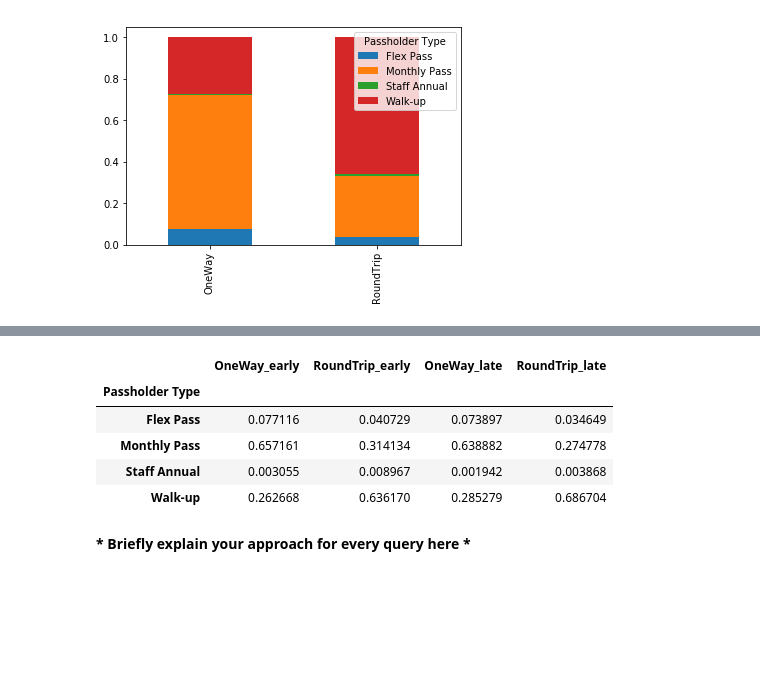
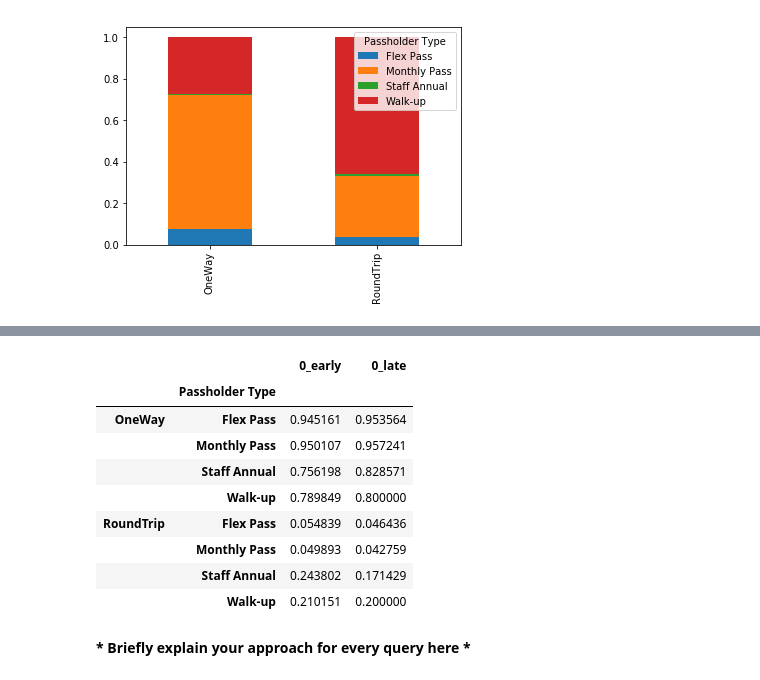
Before and after one commit to emmwel/ADAeda, a Jupyter notebook: David-code/Exercise 1.ipynb, the cells around one changed output, grey strips where cells are left out. Cells and saved outputs as stored; diff of their text form; code cells hidden in the pictures; blank space fills up the shorter version.

```diff
--- a/David-code/Exercise 1.ipynb
+++ b/David-code/Exercise 1.ipynb
@@ -444,9 +441,9 @@ trip_start.hist(bins = 24, range=(0, 24))
 # For each *trip route category*, calculate the proportion of trips by
 # *passholder type* and present your results in *a stacked bar chart with normalized height*.
 
-def prop_of_trips_passholder(df):
+def trips_and_placeholder_type(df):
     """Create a dataframe with Passholder Type as the Index, and the counts of Oneway and Roundtrip for
-    the columns. All columns are normalized
+    the columns.
     """
     # Pick out the one way data and the round trip data separately, saving the columns for the Passholder Type
     one_way = df[df['Trip Route Category'] == "One Way"].loc[:, 'Passholder Type']
@@ -456,12 +453,14 @@ def prop_of_trips_passholder(df):
     df2 = pd.DataFrame(dict(OneWay = one_way.value_counts(),  RoundTrip = round_trip.value_counts()))
     df2.index.name = 'Passholder Type'
 
-    # Normalize columns
-    df2.OneWay = df2.OneWay.div(df2.OneWay.sum())
-    df2.RoundTrip = df2.RoundTrip.div(df2.RoundTrip.sum())
     return df2
 
+# Calculate count for each round trip for each passholder type
 df2 = prop_of_trips_passholder(df)
+
+# Normalize columns
+df2.OneWay = df2.OneWay.div(df2.OneWay.sum())
+df2.RoundTrip = df2.RoundTrip.div(df2.RoundTrip.sum())
 
 # Transpose to plot it in the direction we want.
 df2.transpose().plot.bar(stacked=True);
@@ -491,40 +495,54 @@ df3.transpose().plot.bar();
 # the same number of bikes leaving the stations. For each of the two intervals
 # calculate the proportion of trips by passholder type and trip route category.
 # Present your results in a DataFrame which has a unique, non-composite index.
 # Does the proportion of trips depend on whether it is the first or second hour interval?
 # Would the company have any significant benefit by creating a more complex paying scheme
 # where monthly pass users would pay less in the first interval and (equally) more on the second one?
 # Assume that the number of trips per interval will not change if the scheme changes.
 
 # Find the hour of the division between the two intervals
 
 # print(trip_starting_hours.median())
 # gave 14, separating into hours <=14 and >14 gives approximately the same number of bikes leaving
 # (66477 for <=14 and 65950 for >14)
 interval1 = df[trip_starting_hours <=14]
 interval2 = df[trip_starting_hours > 14]
 
-interval1 = prop_of_trips_passholder(interval1)
-interval2 = prop_of_trips_passholder(interval2)
+# Calculate count for each round trip for each passholder type
+interval1 = trips_and_placeholder_type(interval1)
+interval2 = trips_and_placeholder_type(interval2)
+
+# Calculate proportions of trips by passholder type and trip route category
+interval1 = interval1.div(interval1.sum(axis=1), axis=0)
+interval2 = interval2.div(interval2.sum(axis=1), axis=0)
+
+# Unstack to
+interval1 = interval1.unstack().to_frame()
+interval2 = interval2.unstack().to_frame()
+
 
 interval1.join(interval2, lsuffix='_early', rsuffix='_late')
 
 # The proportion of trips depend a bit on if it is in the first or the second hour interval.
 # There is a larger percentage of monthly pass passholders in the first interval than in the
 # second interval (the percentages of One Way/Roundtrip monthly pass travelers are 65.7% and 31.4 % respectively
 # for the first interval, compared to 63.8% and 27.4% for the second interval).
 # The percentage of walk-up customers increase in the second interval.
 
 # Since the amounts of rides are approximately the same in the two intervals,
 # we can conclude, by the percentages, that it would not be beneficial for the company to
 # use the more complex paying scheme where monthly pass users pay less in the first interval
 # and more in the second (the inverse might be a good idea though).
 # %% [output]
-|  | OneWay_early | RoundTrip_early | OneWay_late | RoundTrip_late |
-| Passholder Type |  |  |  |  |
-| Flex Pass | 0.077116 | 0.040729 | 0.073897 | 0.034649 |
-| Monthly Pass | 0.657161 | 0.314134 | 0.638882 | 0.274778 |
-| Staff Annual | 0.003055 | 0.008967 | 0.001942 | 0.003868 |
-| Walk-up | 0.262668 | 0.636170 | 0.285279 | 0.686704 |
+|  |  | 0_early | 0_late |
+|  | Passholder Type |  |  |
+| OneWay | Flex Pass | 0.945161 | 0.953564 |
+|  | Monthly Pass | 0.950107 | 0.957241 |
+|  | Staff Annual | 0.756198 | 0.828571 |
+|  | Walk-up | 0.789849 | 0.800000 |
+| RoundTrip | Flex Pass | 0.054839 | 0.046436 |
+|  | Monthly Pass | 0.049893 | 0.042759 |
+|  | Staff Annual | 0.243802 | 0.171429 |
+|  | Walk-up | 0.210151 | 0.200000 |
 # %% [markdown]
 __\* Briefly explain your approach for every query here \*__
```
Also changed, not shown: parts of 3 cells of this notebook.
